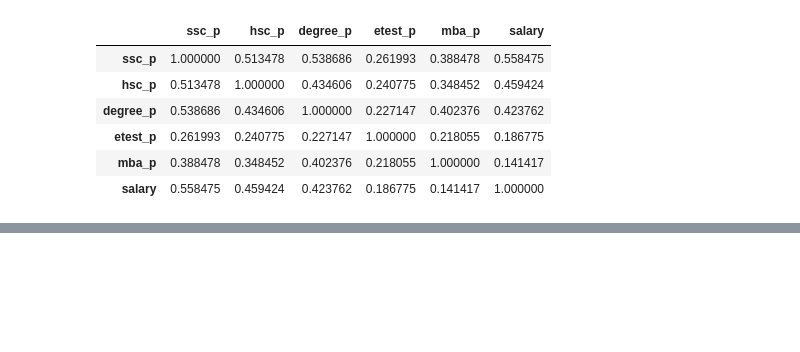
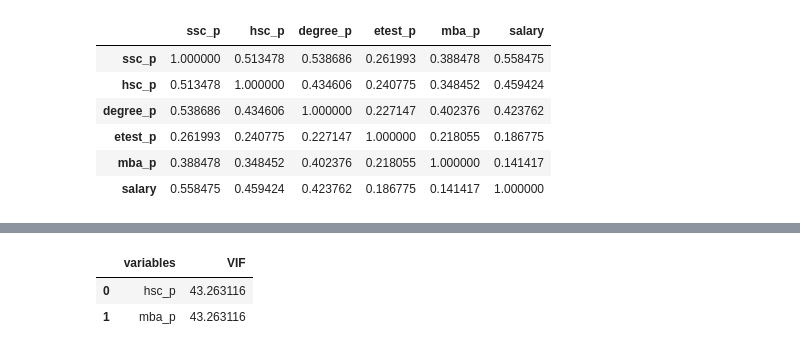
Before and after one commit to Monisha1205/google_colab_quanqual, a Jupyter notebook: Bivar_cov_and_corr_.ipynb, the cells around one changed output, grey strips where cells are left out. Cells and saved outputs as stored; diff of their text form; code cells hidden in the pictures; blank space fills up the shorter version.

```diff
--- a/Bivar_cov_and_corr_.ipynb
+++ b/Bivar_cov_and_corr_.ipynb
@@ -83,0 +104,13 @@ dataset[quan].corr()
+# %%
+from statsmodels.stats.outliers_influence import variance_inflation_factor
+def calc_vif(x):
+  vif = pd.DataFrame()
+  vif["variables"] = x.columns
+  vif["VIF"] = [variance_inflation_factor(x.values,i) for i in range(x.shape[1])]
+  return(vif)
+# %%
+calc_vif(dataset[["hsc_p","mba_p"]])
+# %% [output]
+|  | variables | VIF |
+| 0 | hsc_p | 43.263116 |
+| 1 | mba_p | 43.263116 |
```
Also changed, not shown: parts of 15 cells of this notebook.
